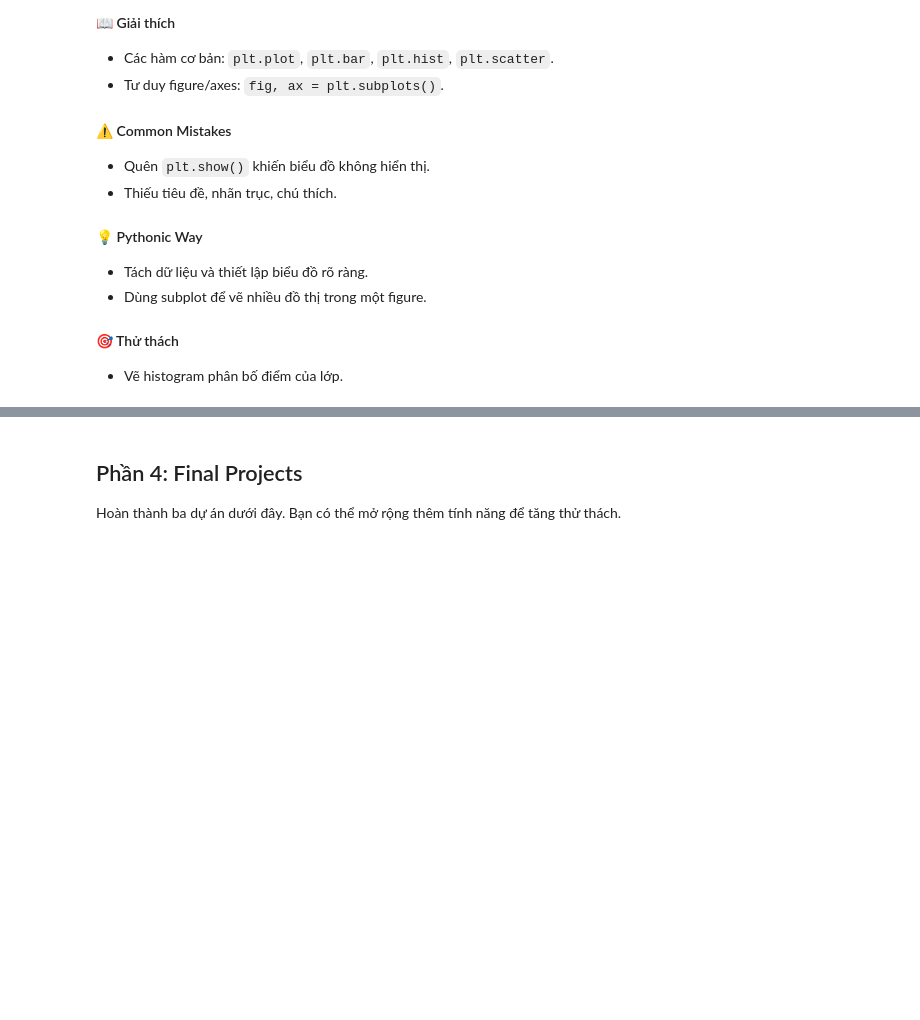
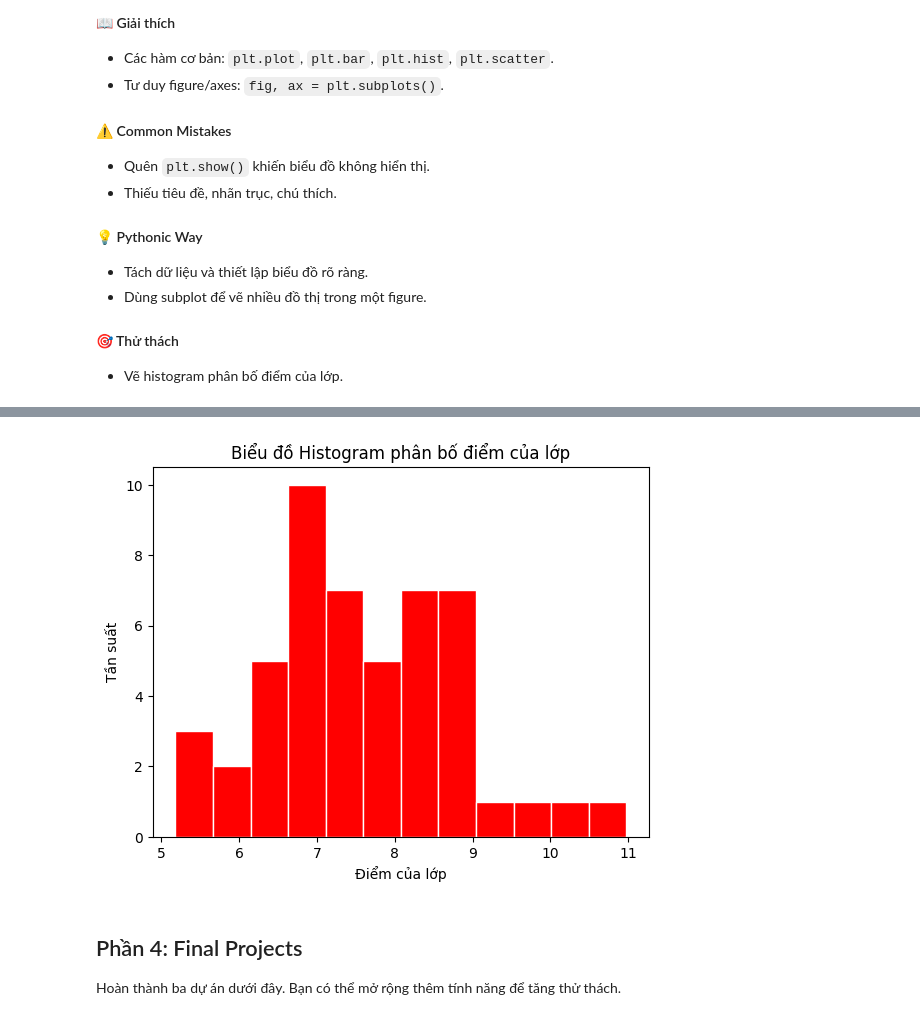
Before and after one commit to Challengeweek-AI-BK-AUTO/NgVTruong-challenge-AI2526, a Jupyter notebook: python_challenge_week.ipynb, the cells around one changed output, grey strips where cells are left out. Saved outputs shown, nothing was run; the diff lists cells and outputs as text; code cells hidden in the pictures; blank space fills up the shorter version.

```diff
--- a/python_challenge_week.ipynb
+++ b/python_challenge_week.ipynb
@@ -545,8 +550,19 @@ plt.show()
 # %%
 # 🎯 Thử thách: Histogram phân bố điểm
 # TODO: Cho danh sách điểm, vẽ histogram với matplotlib
+import matplotlib.pyplot as plt
+import numpy as np
+
 class_scores = np.random.normal(loc=7.5, scale=1.2, size=50)
+plt.hist(class_scores, bins = 12, color = 'red', edgecolor = 'white')
+plt.title('Biểu đồ Histogram phân bố điểm của lớp')
+plt.xlabel('Điểm của lớp')
+plt.ylabel('Tần suất')
+plt.show()
+
 # Gợi ý: dùng plt.hist(..., bins=10), thêm tiêu đề và nhãn trục
+# %% [output]
+[figure, added]
 # %% [markdown]
 ## Phần 4: Final Projects
 Hoàn thành ba dự án dưới đây. Bạn có thể mở rộng thêm tính năng để tăng thử thách.
```
Also changed, not shown: parts of 2 cells of this notebook.
